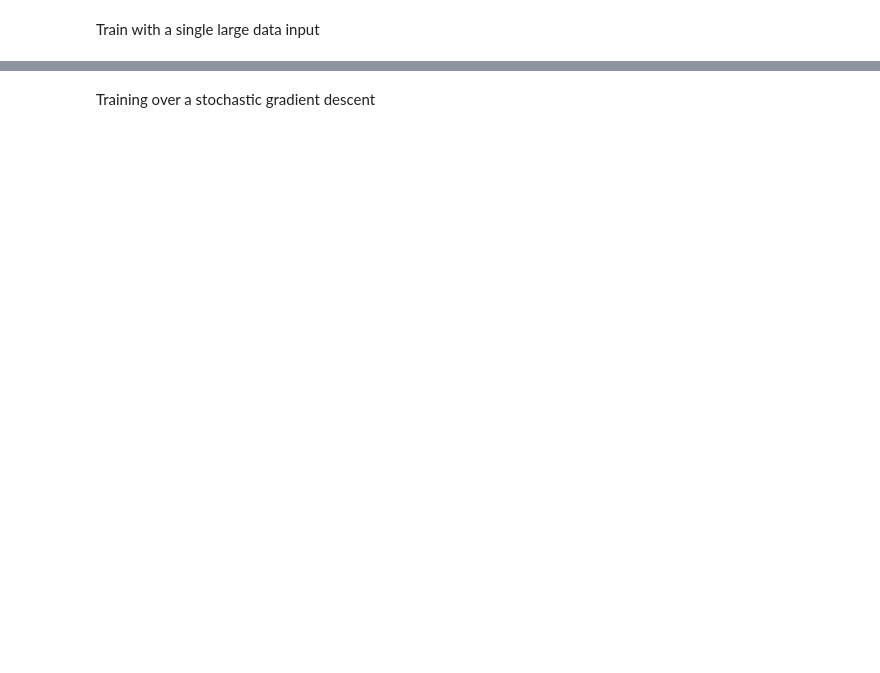
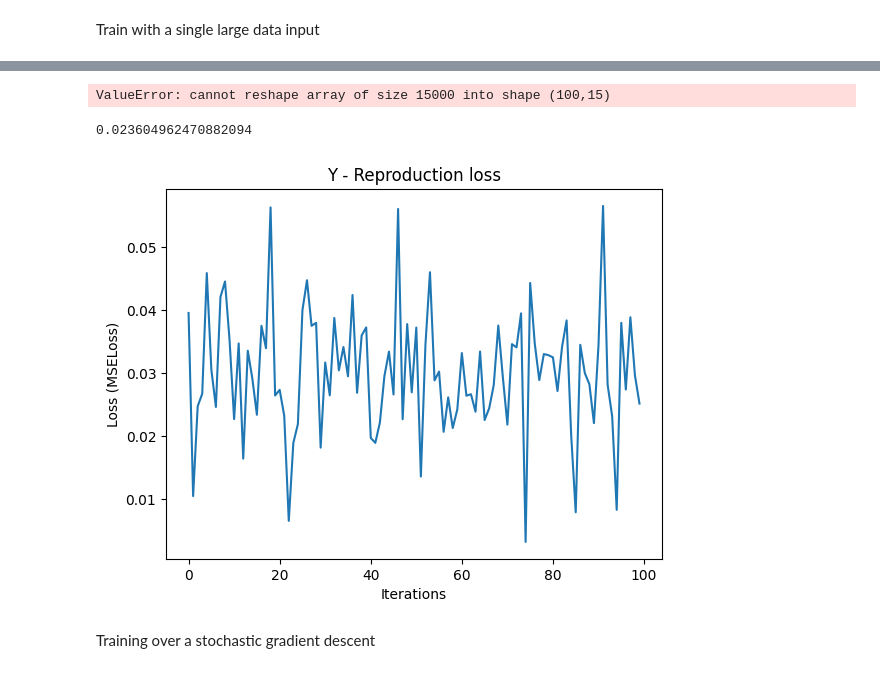
Before and after one commit to Jonalex7/SurrogateModels, a Jupyter notebook: vae/Testing_AE.ipynb, the cells around one changed output, grey strips where cells are left out. Drawn from its saved outputs; the diff is of its cells as text; code cells hidden in the pictures; blank space fills up the shorter version.

```diff
--- a/vae/Testing_AE.ipynb
+++ b/vae/Testing_AE.ipynb
@@ -308,0 +357,8 @@ mean, sigma
+# %%
+z=np.zeros(2)
+z[0] = np.random.normal(mean_arr[0], sigma_arr[0], 1)
+z[1] = np.random.normal(mean_arr[1], sigma_arr[1], 1)
+# %%
+z_sample = torch.from_numpy(z.astype(np.float32))
+fused_decoded = network_VAE.decoder(z_sample)
+print(fused_decoded.view(500,15))
@@ -309,3 +374,50 @@ mean, sigma
+# %%
+fused_decoded_arr = fused_decoded.cpu().detach().numpy()
+fused_decoded_arr = fused_decoded_arr.reshape(100,15)
+
+x_decoded, y_decoded = fused_decoded_arr[:, 0:14], fused_decoded_arr[:, 14]
+# %% [output]
+ValueError: cannot reshape array of size 15000 into shape (100,15)
+# %%
+y_sim_decod = juan_first_passage(x_decoded)
+# %%
+#reproduction MSE
+np.mean((y_sim_decod - y_decoded)**2)
+# %% [output]
+0.023604962470882094
+# %%
+num_exp = 100
+produc_loss = []
+
+for exp in range(num_exp):
+
+    z=np.zeros(2)
+    z[0] = np.random.normal(mean_arr[0], sigma_arr[0], 1)
+    z[1] = np.random.normal(mean_arr[1], sigma_arr[1], 1)
+
+    z_sample = torch.from_numpy(z.astype(np.float32))
+    fused_decoded = network_VAE.decoder(z_sample)
+
+    fused_decoded_arr = fused_decoded.cpu().detach().numpy()
+    fused_decoded_arr = fused_decoded_arr.reshape(1000,15)
+
+    x_decoded, y_decoded = fused_decoded_arr[:, 0:14], fused_decoded_arr[:, 14]
+
+    y_sim_decod = juan_first_passage(x_decoded)
+
+    loss = np.mean((y_sim_decod - y_decoded)**2)
+
+    produc_loss.append(loss.item())
+
+# print(produc_loss)
+fig, axs = plt.subplots(1, 1)
+axs.set_title('Y - Reproduction loss')
+axs.plot(produc_loss)
+axs.set_xlabel('Iterations')
+axs.set_ylabel('Loss (MSELoss)')
+plt.show()
+# %% [output]
+[figure, added]
 # %% [markdown]
 Training over a stochastic gradient descent
 # %%
```
Also changed, not shown: parts of 26 cells of this notebook.
